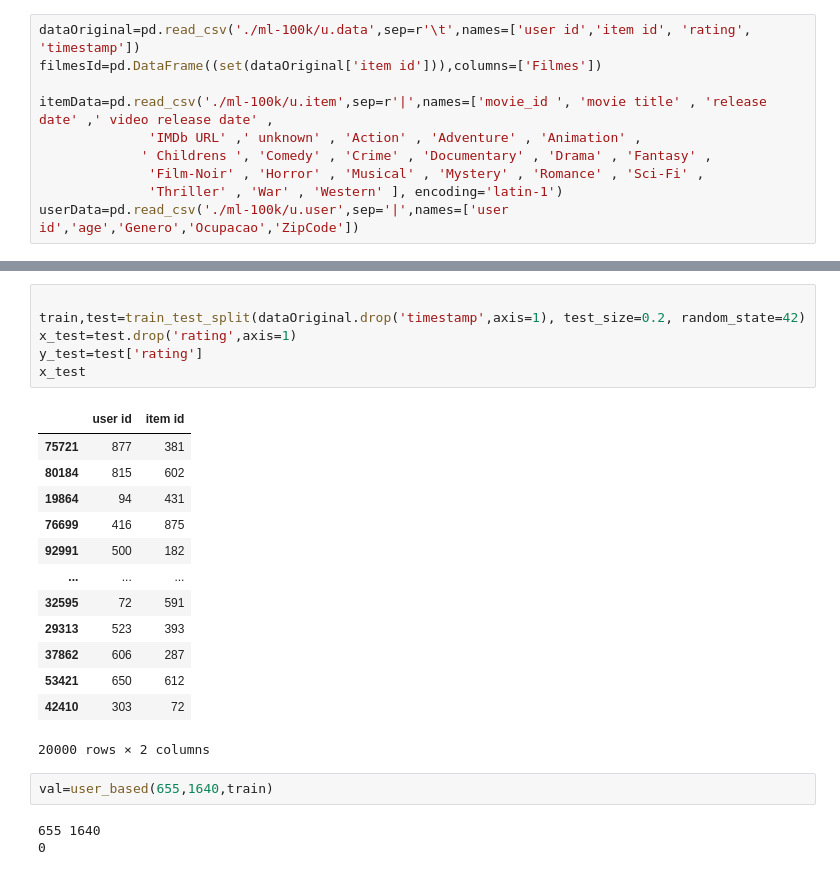
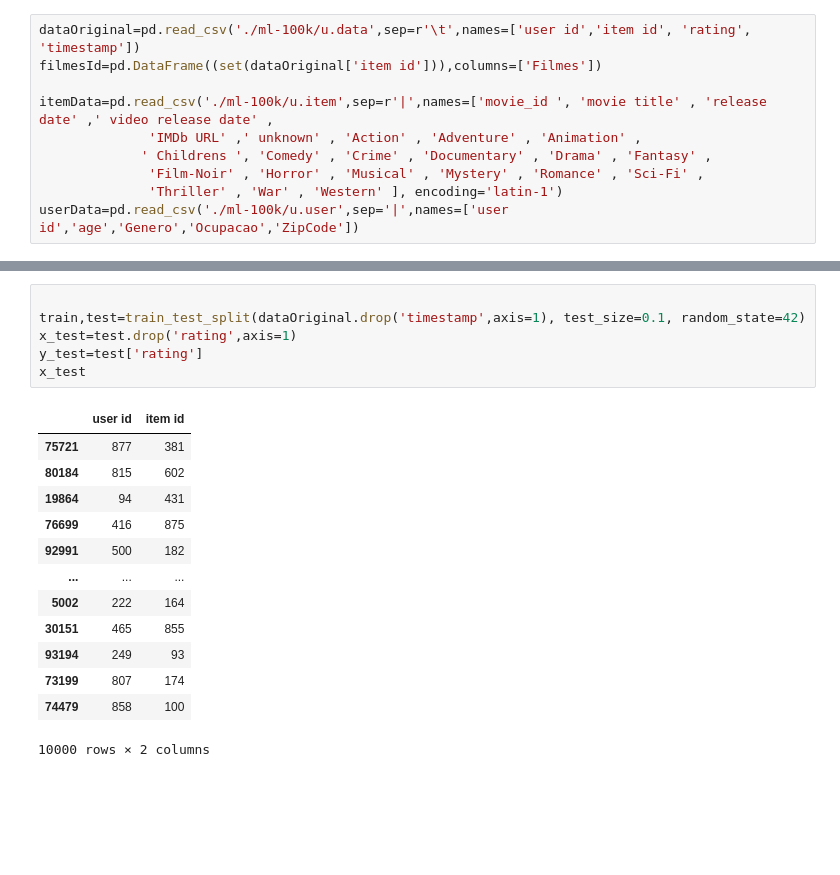
Before and after one commit to Lacerdajp/Benchmark_For_SystemRecommendation, a Jupyter notebook: MyAPI.ipynb, the cells around one changed output, grey strips where cells are left out. Drawn from its saved outputs; the diff is of its cells as text; blank space fills up the shorter version.

```diff
--- a/MyAPI.ipynb
+++ b/MyAPI.ipynb
@@ -48,26 +76,21 @@ def user_based(user_id, item_id,data):
     return parcial1/parcial2
 # %%
 
-train,test=train_test_split(dataOriginal.drop('timestamp',axis=1), test_size=0.2, random_state=42)
+train,test=train_test_split(dataOriginal.drop('timestamp',axis=1), test_size=0.1, random_state=42)
 x_test=test.drop('rating',axis=1)
 y_test=test['rating']
 x_test
 # %% [output]
 |  | user id | item id |
 | 75721 | 877 | 381 |
 | 80184 | 815 | 602 |
 | 19864 | 94 | 431 |
 | 76699 | 416 | 875 |
 | 92991 | 500 | 182 |
 | ... | ... | ... |
-| 32595 | 72 | 591 |
-| 29313 | 523 | 393 |
-| 37862 | 606 | 287 |
-| 53421 | 650 | 612 |
-| 42410 | 303 | 72 |
+| 5002 | 222 | 164 |
+| 30151 | 465 | 855 |
+| 93194 | 249 | 93 |
+| 73199 | 807 | 174 |
+| 74479 | 858 | 100 |
-20000 rows × 2 columns
+10000 rows × 2 columns
-# %%
-val=user_based(655,1640,train)
-# %% [output]
-655 1640
-0
```
Also changed, not shown: parts of 7 cells of this notebook.
